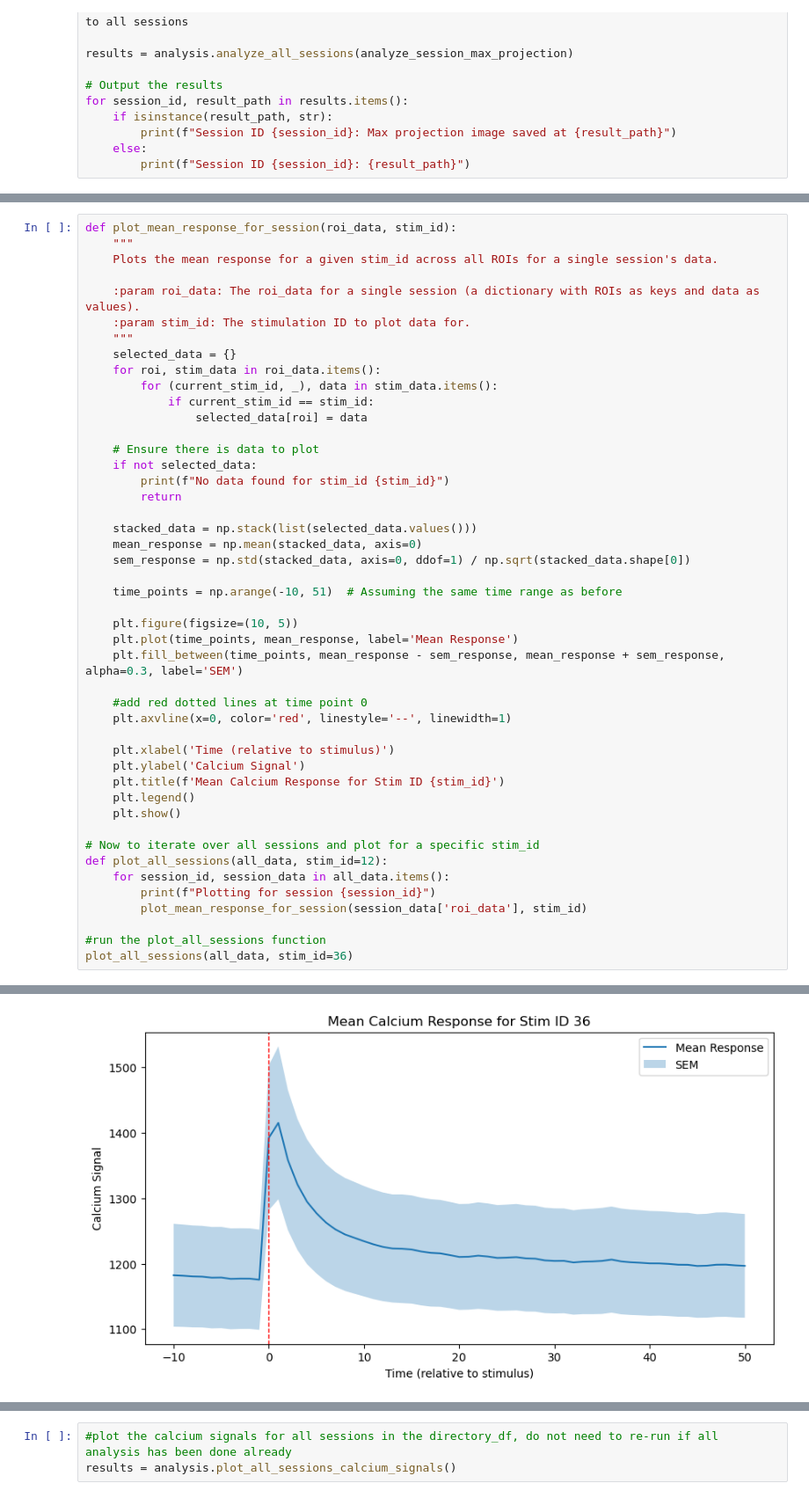
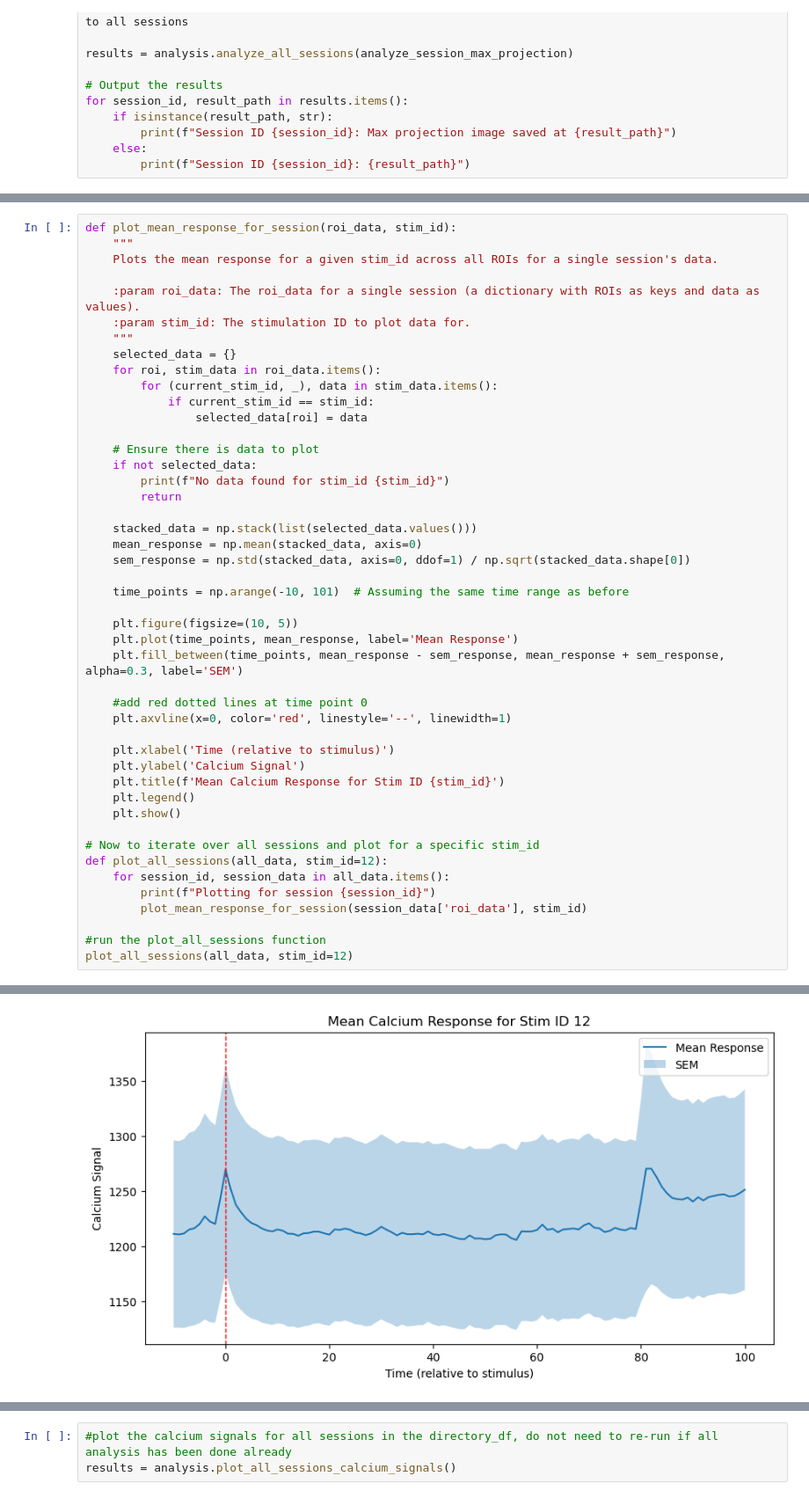
Before and after one commit to ecresp1el/biolumi_calcium_imaging, a Jupyter notebook: notebooks/calcium_imaging_analysis.ipynb, the cells around one changed output, grey strips where cells are left out. Shown at 88% size. Drawn from its saved outputs; the diff is of its cells as text.

```diff
--- a/notebooks/calcium_imaging_analysis.ipynb
+++ b/notebooks/calcium_imaging_analysis.ipynb
@@ -1412,7 +1455,7 @@ def plot_mean_response_for_session(roi_data, stim_id):
     mean_response = np.mean(stacked_data, axis=0)
     sem_response = np.std(stacked_data, axis=0, ddof=1) / np.sqrt(stacked_data.shape[0])
 
-    time_points = np.arange(-10, 51)  # Assuming the same time range as before
+    time_points = np.arange(-10, 101)  # Assuming the same time range as before
 
     plt.figure(figsize=(10, 5))
     plt.plot(time_points, mean_response, label='Mean Response')
@@ -1434,5 +1477,5 @@ def plot_all_sessions(all_data, stim_id=12):
         plot_mean_response_for_session(session_data['roi_data'], stim_id)
 
 #run the plot_all_sessions function
-plot_all_sessions(all_data, stim_id=36)
+plot_all_sessions(all_data, stim_id=12)
 # %% [output]
@@ -1445,2 +1486,2 @@ No data found for stim_id 36
 Plotting for session 1312092023
-[figure, old version]
+[figure, new version]
```
Also changed, not shown: parts of 27 cells of this notebook.
